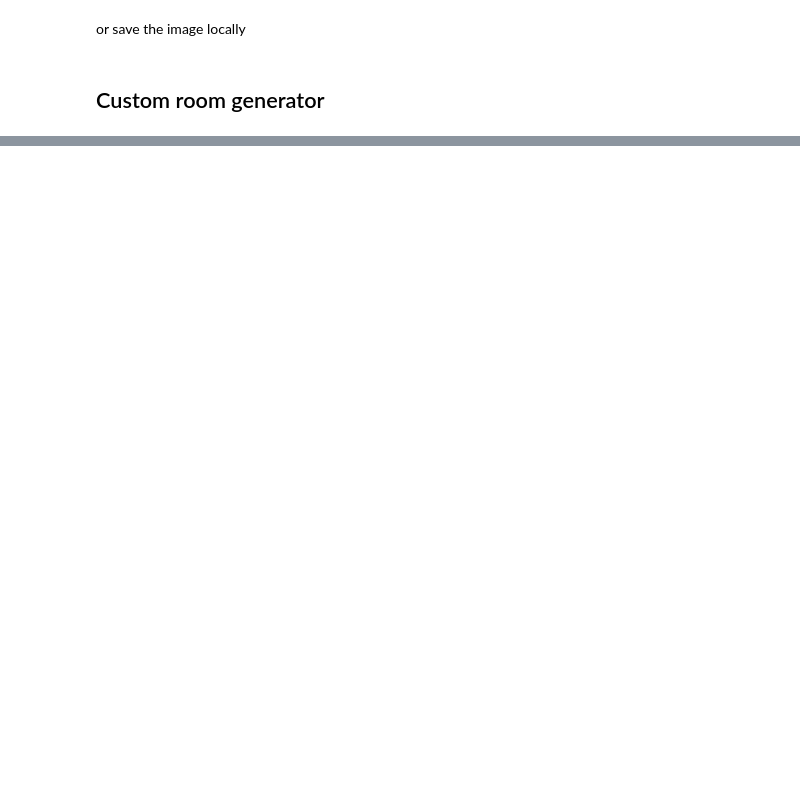
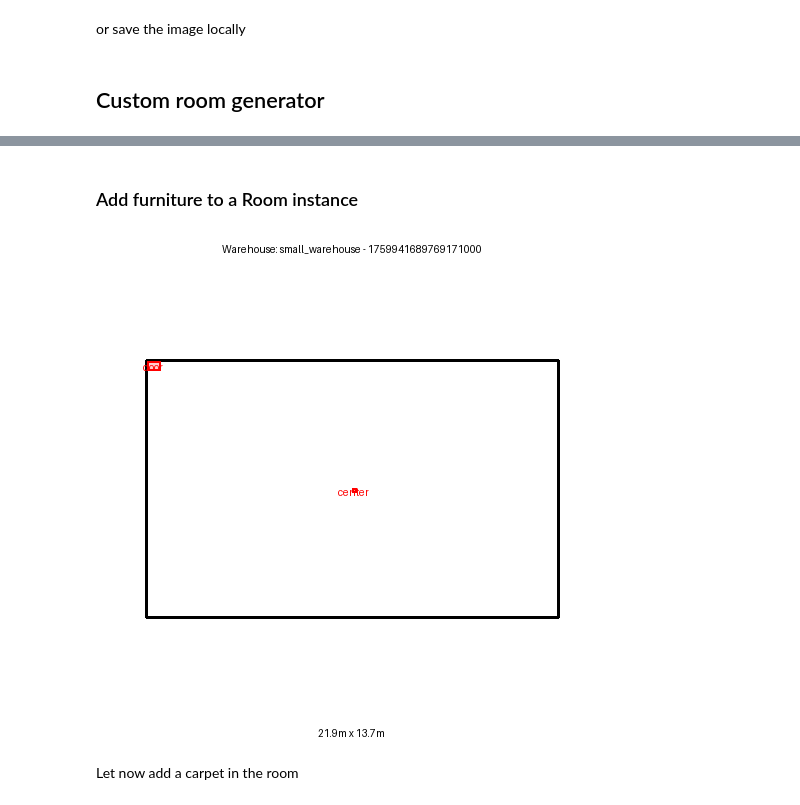
Before and after one commit to idiap/sdialog, a Jupyter notebook: tutorials/8.Rooms.ipynb, the cells around one changed output, grey strips where cells are left out. Drawn from its saved outputs; the diff is of its cells as text; code cells hidden in the pictures; blank space fills up the shorter version.

Commit message:
- Link furnitures of the room with simulator - Improve the to_image function of the room to show the furnitures

```diff
--- a/tutorials/8.Rooms.ipynb
+++ b/tutorials/8.Rooms.ipynb
@@ -155,13 +177,36 @@ class CustomRoomGenerator(RoomGenerator):
         # Time in nanoseconds
         time_in_ns = time.time_ns()
 
-        return Room(
+        dims = self.calculate_room_dimensions(floor_area, (w_ratio, l_ratio))
+
+        room = Room(
             name=f"Warehouse: {name} - {time_in_ns}",
             description=f"Warehouse: {description} - {time_in_ns}",
-            dimensions=self.calculate_room_dimensions(floor_area, (w_ratio, l_ratio)),
+            dimensions=dims,
             reverberation_time_ratio=reverberation_time_ratio,
             aspect_ratio=(w_ratio, l_ratio)
         )
+
+        room.add_furnitures({
+            "door": Furniture(
+                name="door",
+                x=0.10,
+                y=0.10,
+                width=0.70,
+                height=2.10,
+                depth=0.5
+            ),
+            "center": Furniture(
+                name="center",
+                x=dims.width * 0.50,
+                y=dims.length * 0.50,
+                width=0.0,
+                height=0.0,
+                depth=0.0
+            )
+        })
+
+        return room
 # %%
 room = CustomRoomGenerator().generate({"warehouse_type": "big_warehouse"})
 print(room)
@@ -176,0 +230,8 @@ print(room.get_volume())
+# %% [markdown]
+### Add furniture to a Room instance
+# %%
+display(room.to_image())
+# %% [output]
+[figure, added]
+# %% [markdown]
+Let now add a carpet in the room
```
Also changed, not shown: parts of 10 cells of this notebook, 7 other files.
